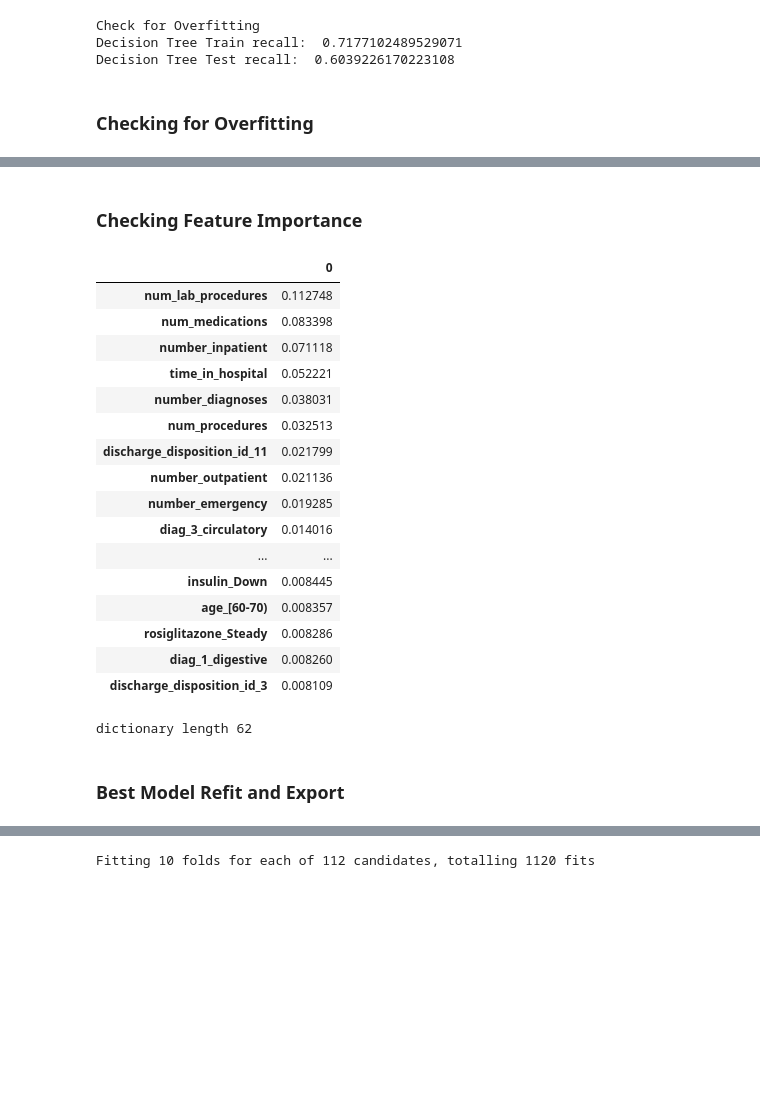
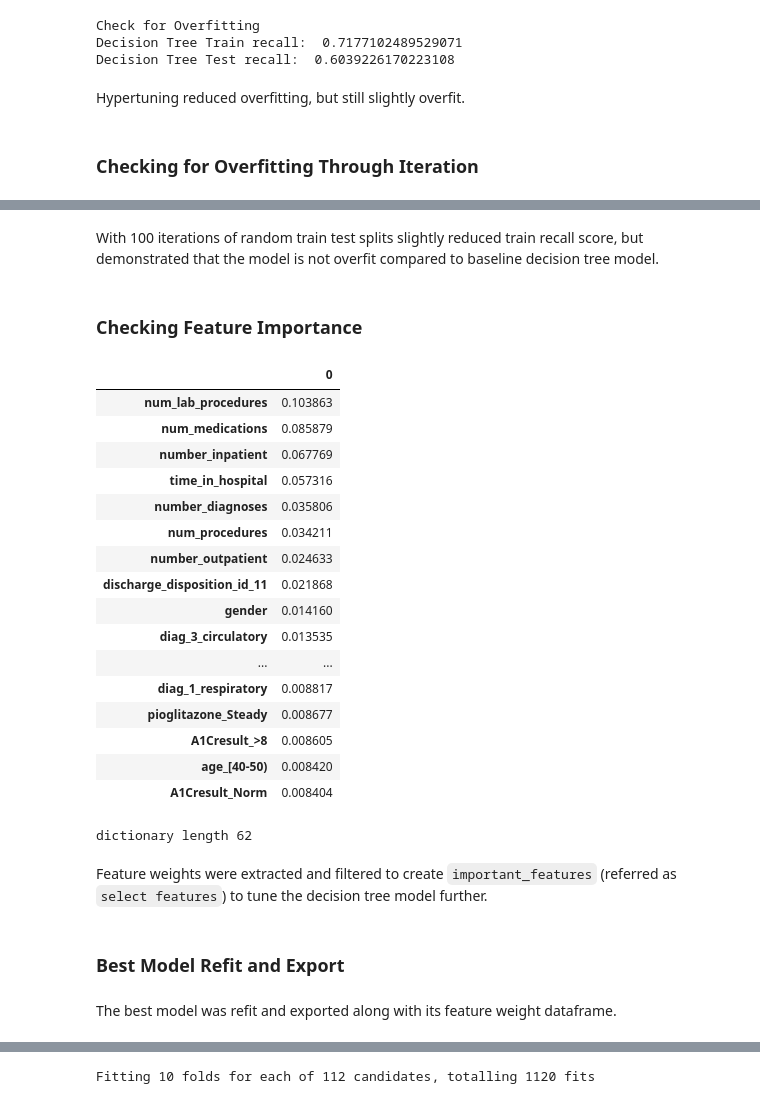
Before and after one commit to yunghanjeong/diabetic_readmission_prediction, a Jupyter notebook: notebooks/diabetes_readmission_model.ipynb, the cells around one changed output, grey strips where cells are left out. Cells and saved outputs as stored; diff of their text form; code cells hidden in the pictures; blank space fills up the shorter version.

Commit message:
updated models notebook

```diff
--- a/notebooks/diabetes_readmission_model.ipynb
+++ b/notebooks/diabetes_readmission_model.ipynb
@@ -175,8 +206,10 @@ print("Decision Tree Test recall: ", grid_tree_test_recall)
 Check for Overfitting
 Decision Tree Train recall:  0.7177102489529071
 Decision Tree Test recall:  0.6039226170223108
+# %% [markdown]
+Hypertuning reduced overfitting, but still slightly overfit.
 # %% [markdown]
-### Checking for Overfitting
+### Checking for Overfitting Through Iteration
 # %%
 n = 100 # of iteration
 # value intialization
@@ -220,31 +253,34 @@ Predicted 100 times
 Check for Overfitting with 100 iterations
 Decision Tree Train recall:  0.6892218702658038
 Decision Tree Test recall:  0.68938706071064
+# %% [markdown]
+With 100 iterations of random train test splits slightly reduced train recall score, but demonstrated that the model is not overfit compared to baseline decision tree model.
 # %% [markdown]
 ### Checking Feature Importance
 # %%
 feature_imp = dict(zip(X.columns, grid_tree.best_estimator_.feature_importances_)) #get feature importance
 sorted_feature = {k: v for k, v in sorted(feature_imp.items(), key=lambda item: item[1], reverse=True)} #sort descending
-feature_df = pd.DataFrame(sorted_feature, index=[0]) # push to dataframe for better visualization
-feature_df.transpose()[:40]
+grid_dt_feature_df = pd.DataFrame(sorted_feature, index=[0]) # push to dataframe for better visualization
+grid_dt_feature_df = grid_dt_feature_df.transpose()
+grid_dt_feature_df[:40]
 # %% [output]
 |  | 0 |
-| num_lab_procedures | 0.112748 |
-| num_medications | 0.083398 |
-| number_inpatient | 0.071118 |
-| time_in_hospital | 0.052221 |
-| number_diagnoses | 0.038031 |
-| num_procedures | 0.032513 |
-| discharge_disposition_id_11 | 0.021799 |
-| number_outpatient | 0.021136 |
-| number_emergency | 0.019285 |
-| diag_3_circulatory | 0.014016 |
+| num_lab_procedures | 0.103863 |
+| num_medications | 0.085879 |
+| number_inpatient | 0.067769 |
+| time_in_hospital | 0.057316 |
+| number_diagnoses | 0.035806 |
+| num_procedures | 0.034211 |
+| number_outpatient | 0.024633 |
+| discharge_disposition_id_11 | 0.021868 |
+| gender | 0.014160 |
+| diag_3_circulatory | 0.013535 |
 | ... | ... |
-| insulin_Down | 0.008445 |
-| age_[60-70) | 0.008357 |
-| rosiglitazone_Steady | 0.008286 |
-| diag_1_digestive | 0.008260 |
-| discharge_disposition_id_3 | 0.008109 |
+| diag_1_respiratory | 0.008817 |
+| pioglitazone_Steady | 0.008677 |
+| A1Cresult_>8 | 0.008605 |
+| age_[40-50) | 0.008420 |
+| A1Cresult_Norm | 0.008404 |
 # %%
 n = 0.005 #set comparison threshold
 feature_imp = dict(zip(X.columns, grid_tree.best_estimator_.feature_importances_))
@@ -253,8 +289,12 @@ print("dictionary length", len(nozero_feature)) #check how many there are in thi
 important_features = list(nozero_feature.keys())
 # %% [output]
 dictionary length 62
+# %% [markdown]
+Feature weights were extracted and filtered to create `important_features` (referred as `select features`) to tune the decision tree model further.
 # %% [markdown]
 ### Best Model Refit and Export
+# %% [markdown]
+The best model was refit and exported along with its feature weight dataframe.
 # %%
 best_grid_tree = grid_tree.best_estimator_.fit(resampled_df.drop(columns = "readmitted"), resampled_df.readmitted)
 # %%
```
Also changed, not shown: parts of 48 cells of this notebook, 8 other files.
